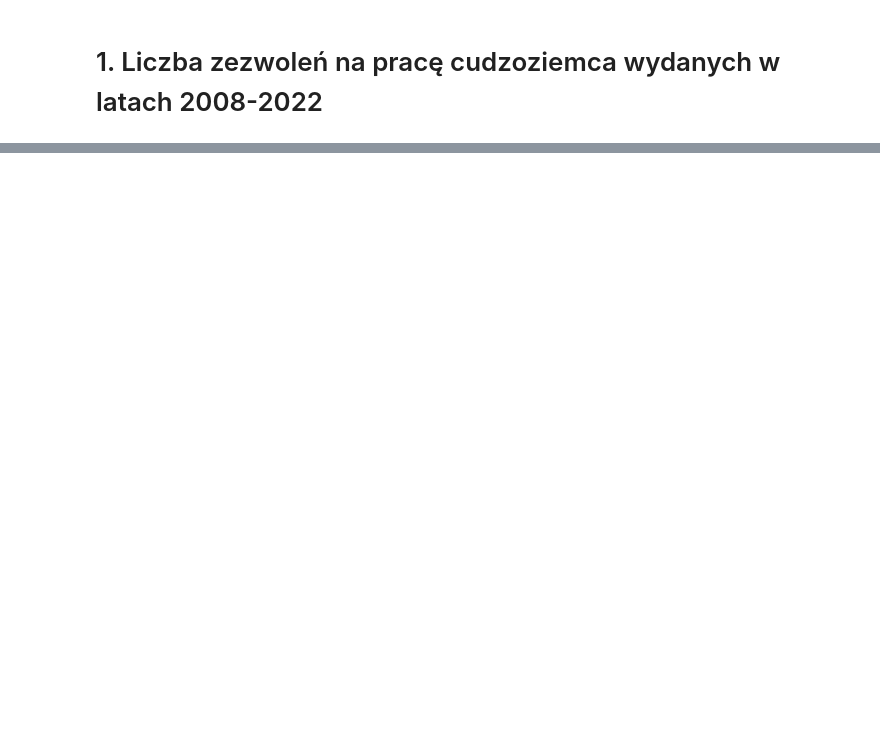
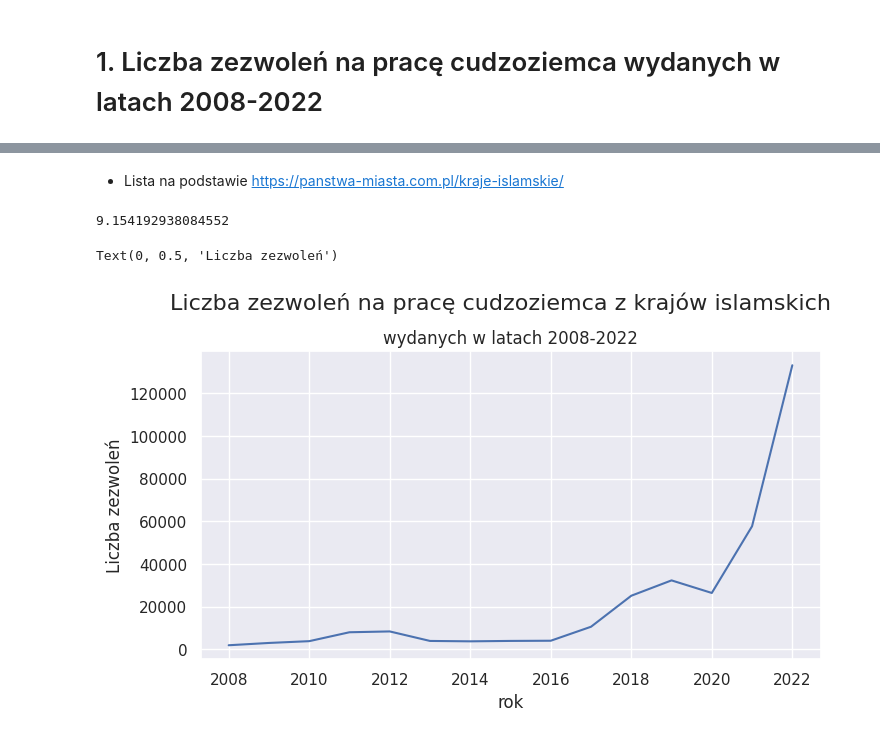
Before and after one commit to sprawdzamzrodla/analiza-zezwolen-na-prace, a Jupyter notebook: 2. Analiza wydanych zezwoleń.ipynb, the cells around one changed output, grey strips where cells are left out. Saved outputs shown, nothing was run; the diff lists cells and outputs as text; code cells hidden in the pictures; blank space fills up the shorter version.

```diff
--- a/2. Analiza wydanych zezwoleń.ipynb
+++ b/2. Analiza wydanych zezwoleń.ipynb
@@ -40,0 +57,21 @@ _df.to_frame()
+# %% [markdown]
+- Lista na podstawie https://panstwa-miasta.com.pl/kraje-islamskie/
+# %%
+KRAJE_ISLAMSKIE = "Mauretania", "Somalia", "Algieria", "Maroko", "Malediwy", "Komory", "Niger", "Tunezja", "Dżibuti", "Libia", "Gambia", "Sudan", "Mali", "Sierra Leone", "Burkina Faso", "Czad", "Senegal", "Gwinea", "Afganistan", "Iran", "Tadżykistan", "Azerbejdżan", "Jordania", "Jemen", "Pakistan", "Arabia Saudyjska", "Irak", "Turkmenistan", "Bangladesz", "Egipt", "Turcja", "Uzbekistan", "Indonezja", "Oman", "Syria", "Brunei", "Kirgistan", "Katar", "Kuwejt", "Bahrain", "Zjednoczone Emiraty Arabskie", "Kazachstan", "Liban", "Malezja"
+# %%
+df['kraj_arabski'] = df['kraj'].isin(KRAJE_ISLAMSKIE)
+# %%
+_df = df.query('kraj_arabski')
+_df = _df.groupby('rok')['liczba zezwoleń'].sum()
+_df[_df.index > 2015].mean() / _df[_df.index <= 2015].mean()
+# %% [output]
+9.154192938084552
+# %%
+plt.figure(figsize=(8, 4))
+_df.plot()
+plt.suptitle("Liczba zezwoleń na pracę cudzoziemca z krajów islamskich", fontsize=16, y=1.03)
+plt.title("wydanych w latach 2008-2022")
+plt.ylabel("Liczba zezwoleń")
+# %% [output]
+Text(0, 0.5, 'Liczba zezwoleń')
+[figure, added]
```
Also changed, not shown: parts of 3 cells of this notebook, 2 other files.
